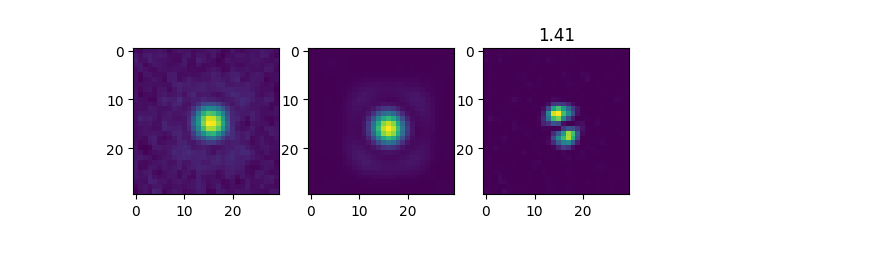
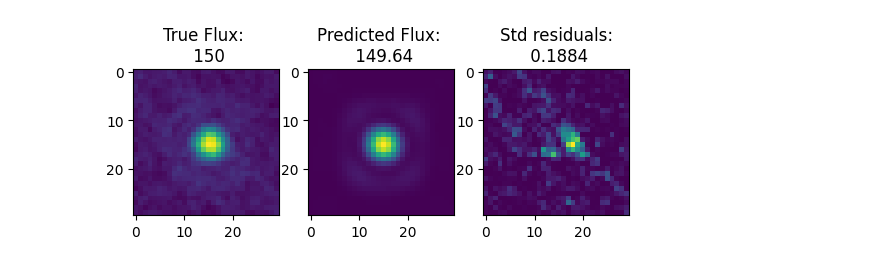
Before and after one commit to yemsnucleus/NEGFC, a Jupyter notebook: negfc_gpu.ipynb, the cells around one changed output. Cells and saved outputs as stored; diff of their text form; code cells hidden in the pictures.

Commit message:
new model

```diff
--- a/negfc_gpu.ipynb
+++ b/negfc_gpu.ipynb
@@ -21,19 +30,20 @@ The autoreload extension is already loaded. To reload it, use:
 cube, psf, rot_angles, table = preprocess_folder(root='./data/fake',
 												 target_folder='./data/fake/preprocessed')
 
-table = table[table['snr'] > 3]
+table = table[table['snr'] > 1]
+
 window_size = 30
 dataset = create_dataset(cube, psf, rot_angles, table, window_size=window_size,
                          batch_size=2000, repeat=2)
 
-model = create_embedding_model(window_size=window_size)
+model = create_flux_model(window_size=window_size)
 
 optimizer = Adam(1e-5)
 model.compile(loss_fn=keep_back, optimizer=optimizer)
 
 es = tf.keras.callbacks.EarlyStopping(
         monitor='loss',
-        min_delta=1e-6,
+        min_delta=1e-4,
         patience=50,
         mode='min',
         restore_best_weights=True,
@@ -43,5 +56,6 @@ es = tf.keras.callbacks.EarlyStopping(
 # %%
 # model.summary()
+table = table[table['snr'] >2]
 table
 # %% [output]
 |  | x | y | flux | fwhm_mean | snr |
@@ -100,21 +132,27 @@ array([148.47377, 148.47377, 148.47377, 148.47377, 148.47377, 148.47377,
+# %%
+flux_list = tf.reduce_max(flux, axis=[1,2,3])
 # %%
 fig, axes = plt.subplots(1, 3)
 
 for x, y in test_ds:
-    n = 10
+    n = 1
 
     win_0 = x['windows'][n]
     win_1 = pred[n]
 
     axes[0].imshow(win_0)
+    axes[0].set_title('True Flux: \n 150')
+
     axes[1].imshow(win_1)
+    axes[1].set_title('Predicted Flux: \n {:.2f}'.format(flux_list[n]))
+
     residuals = tf.math.subtract(win_0, win_1)
+    res_square = tf.pow(residuals, 2)
+    axes[2].set_title('Std residuals:\n {:.4f}'.format(tf.math.reduce_std(res_square)))
+    axes[2].imshow(res_square)
 
-    res_square = tf.pow(residuals, 2)
-    axes[2].set_title('{:.2f}'.format(tf.math.reduce_std(res_square)))
-    axes[2].imshow(res_square)
     break
 
 plt.show()
 # %% [output]
-[figure, old version]
+[figure, new version]
```
Also changed, not shown: parts of 14 cells of this notebook, 3 other files.
